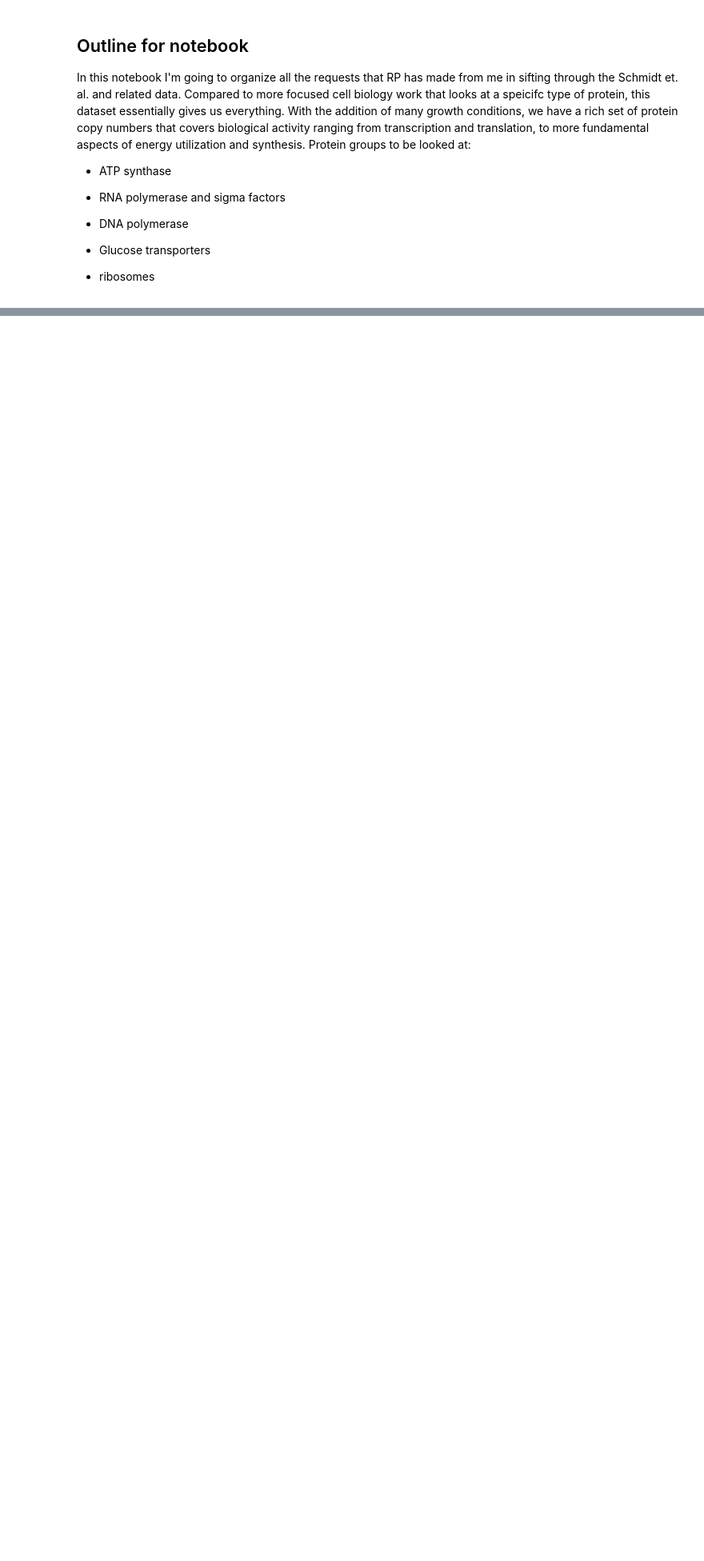
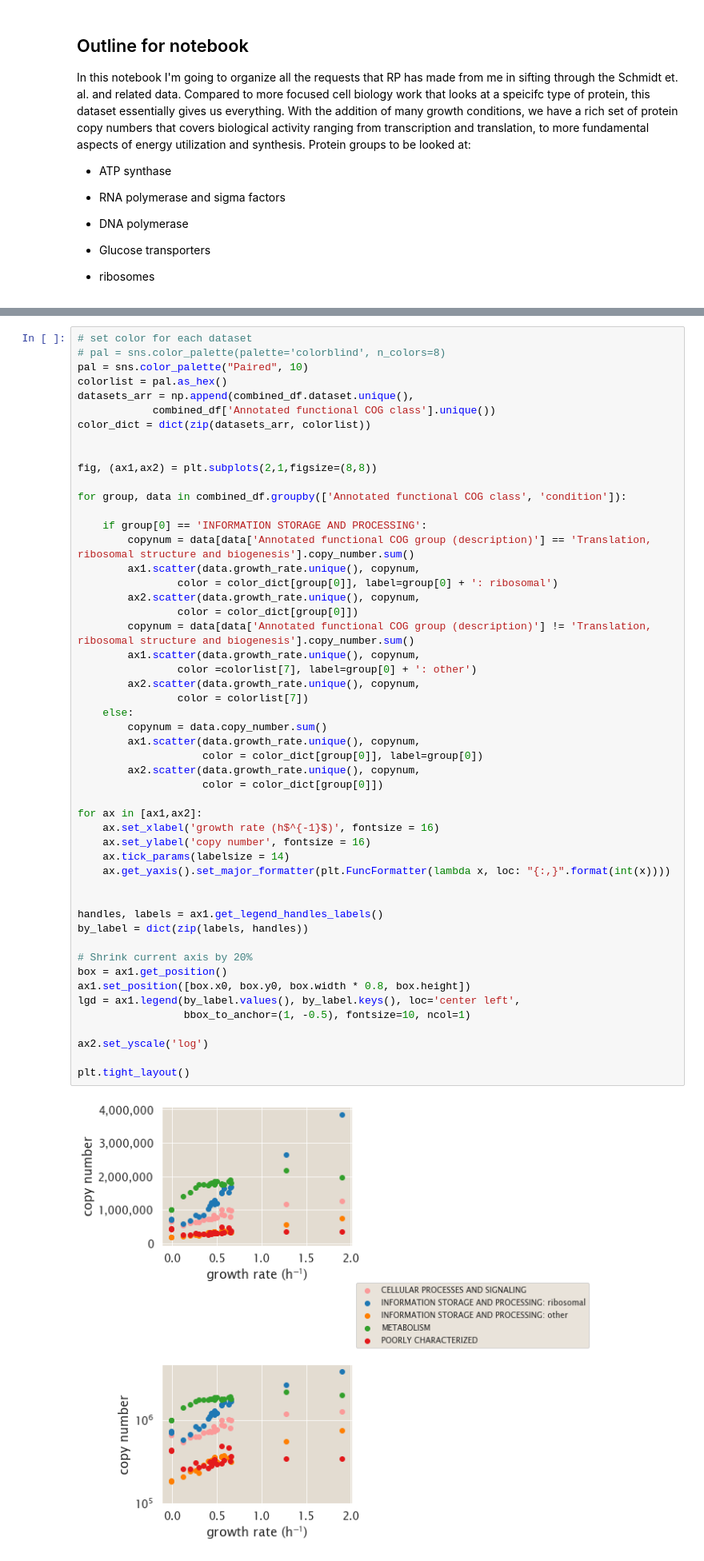
Before and after one commit to RPGroup-PBoC/growth_limits, a Jupyter notebook: code/exploratory/NB_prior_notebooks/2018_RP-requests.ipynb, the cells around one changed output, grey strips where cells are left out. Shown at 80% size. Saved outputs shown, nothing was run; the diff lists cells and outputs as text; blank space fills up the shorter version.

```diff
--- a/code/exploratory/NB_prior_notebooks/2018_RP-requests.ipynb
+++ b/code/exploratory/NB_prior_notebooks/2018_RP-requests.ipynb
@@ -52,0 +57,53 @@ combined_df.head()
+# %%
+# set color for each dataset
+# pal = sns.color_palette(palette='colorblind', n_colors=8)
+pal = sns.color_palette("Paired", 10)
+colorlist = pal.as_hex()
+datasets_arr = np.append(combined_df.dataset.unique(),
+            combined_df['Annotated functional COG class'].unique())
+color_dict = dict(zip(datasets_arr, colorlist))
+
+
+fig, (ax1,ax2) = plt.subplots(2,1,figsize=(8,8))
+
+for group, data in combined_df.groupby(['Annotated functional COG class', 'condition']):
+
+    if group[0] == 'INFORMATION STORAGE AND PROCESSING':
+        copynum = data[data['Annotated functional COG group (description)'] == 'Translation, ribosomal structure and biogenesis'].copy_number.sum()
+        ax1.scatter(data.growth_rate.unique(), copynum,
+                color = color_dict[group[0]], label=group[0] + ': ribosomal')
+        ax2.scatter(data.growth_rate.unique(), copynum,
+                color = color_dict[group[0]])
+        copynum = data[data['Annotated functional COG group (description)'] != 'Translation, ribosomal structure and biogenesis'].copy_number.sum()
+        ax1.scatter(data.growth_rate.unique(), copynum,
+                color =colorlist[7], label=group[0] + ': other')
+        ax2.scatter(data.growth_rate.unique(), copynum,
+                color = colorlist[7])
+    else:
+        copynum = data.copy_number.sum()
+        ax1.scatter(data.growth_rate.unique(), copynum,
+                    color = color_dict[group[0]], label=group[0])
+        ax2.scatter(data.growth_rate.unique(), copynum,
+                    color = color_dict[group[0]])
+
+for ax in [ax1,ax2]:
+    ax.set_xlabel('growth rate (h$^{-1}$)', fontsize = 16)
+    ax.set_ylabel('copy number', fontsize = 16)
+    ax.tick_params(labelsize = 14)
+    ax.get_yaxis().set_major_formatter(plt.FuncFormatter(lambda x, loc: "{:,}".format(int(x))))
+
+
+handles, labels = ax1.get_legend_handles_labels()
+by_label = dict(zip(labels, handles))
+
+# Shrink current axis by 20%
+box = ax1.get_position()
+ax1.set_position([box.x0, box.y0, box.width * 0.8, box.height])
+lgd = ax1.legend(by_label.values(), by_label.keys(), loc='center left',
+                 bbox_to_anchor=(1, -0.5), fontsize=10, ncol=1)
+
+ax2.set_yscale('log')
+
+plt.tight_layout()
+# %% [output]
+[figure, added]
```
Also changed, not shown: parts of 34 cells of this notebook.
